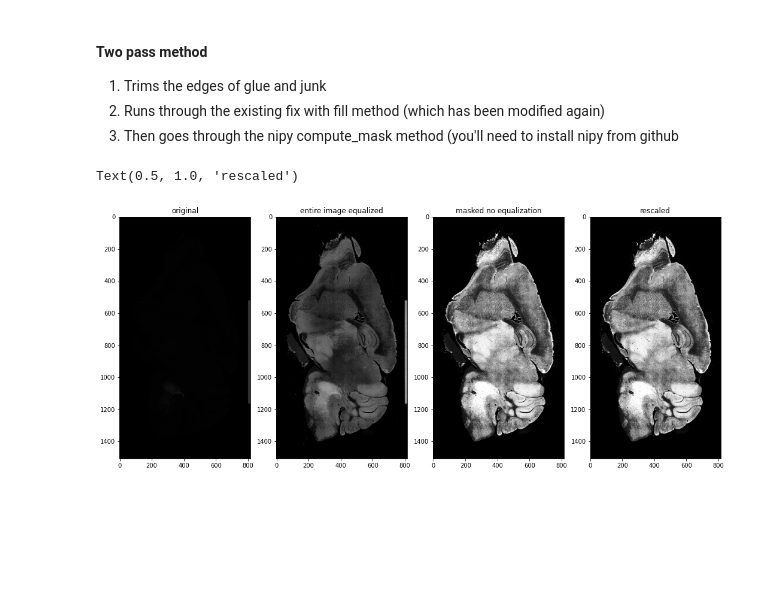
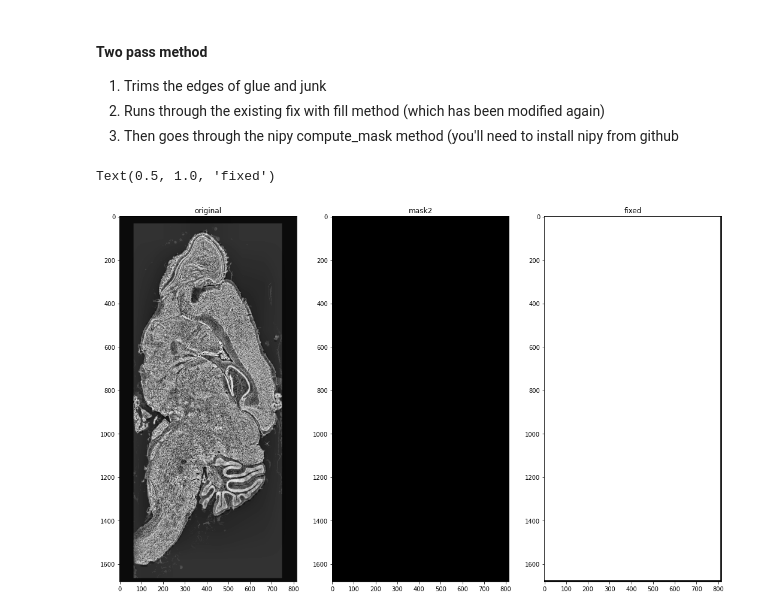
Before and after one commit to ActiveBrainAtlas2/preprocessing-pipeline, a Jupyter notebook: notebooks/basic_ntb.ipynb, the cells around one changed output. Drawn from its saved outputs; the diff is of its cells as text; code cells hidden in the pictures; blank space fills up the shorter version.

```diff
--- a/notebooks/basic_ntb.ipynb
+++ b/notebooks/basic_ntb.ipynb
@@ -23,7 +20,7 @@ The autoreload extension is already loaded. To reload it, use:
 # %%
 animal = 'DK55'
 DIR = f'/net/birdstore/Active_Atlas_Data/data_root/pipeline_data/{animal}'
-INPUT = os.path.join(DIR, 'preps', 'CH3', 'thumbnail')
+INPUT = os.path.join(DIR, 'preps', 'CH1', 'thumbnail')
 MASK = os.path.join(DIR, 'preps','thumbnail_masked')
 masks = sorted(os.listdir(MASK))
 files = sorted(os.listdir(INPUT))
@@ -144,35 +145,54 @@ def scaled(img, mask, limit, epsilon=0.01):
     scaled[scaled > _range] = _range
     scaled = scaled * (mask > 10)
     return scaled.astype(np.uint16), _max
+
+def get_binary_mask(img):
+    '''
+    Turn the RGB image into grayscale before
+    applying an Otsu threshold to obtain a
+    binary segmentation
+    '''
+    img8 = (img/256).astype('uint8')
+    blurred_img = cv2.GaussianBlur(img8,(225,225),0)
+    #return blurred_img
+    #gray_img = cv2.cvtColor(blurred_img, cv2.COLOR_RGBA2GRAY)
+    gray_img = blurred_img.copy()
+    ret, otsu = cv2.threshold(gray_img, 0, 255, cv2.THRESH_BINARY+cv2.THRESH_OTSU)
+
+    kernel = np.ones((40,40),np.uint8)
+    closed_mask = cv2.morphologyEx(otsu, cv2.MORPH_CLOSE, kernel)
+    return closed_mask
 # %%
 # 181, very dark
 # 381, kinda light
-file = '181.tif'
+file = '281.tif'
 infile = os.path.join(INPUT, file)
 img = io.imread(infile)
+img = trim_edges(img)
 normed = equalized(img)
-maskfile = os.path.join(MASK, file)
-mask = io.imread(maskfile)
-fixed = cv2.bitwise_and(img, img, mask=mask)
+#maskfile = os.path.join(MASK, file)
+#mask1 = io.imread(maskfile)
+mask1 = create_mask_pass1(img)
+img = cv2.bitwise_and(img, img, mask=mask1)
 
-#fixed = equalize_adapthist(fixed)
-fixed = linnorm(fixed, 43000, np.uint16)
-rescaled = rescale_intensity(fixed.astype(np.float), (0,43000), (0, 2**16-1)).astype(np.uint16)
-clahe = cv2.createCLAHE(clipLimit=40.0, tileGridSize=(8, 8))
+mask2 = get_binary_mask(img)
+fixed = cv2.bitwise_and(img, img, mask=mask2)
+fixed = equalize_adapthist(fixed)
+#fixed = linnorm(fixed, 43000, mask1)
+#rescaled = rescale_intensity(fixed.astype(np.float), (0,43000), (0, 2**16-1)).astype(np.uint16)
+#clahe = cv2.createCLAHE(clipLimit=40.0, tileGridSize=(8, 8))
 #fixed = clahe.apply(fixed)
 # figure size in inches optional
 rcParams['figure.figsize'] = 18 ,18
 
 # display images
-fig, ax = plt.subplots(1,4)
-ax[0].imshow(img, cmap="gray");
+fig, ax = plt.subplots(1,3)
+ax[0].imshow(normed, cmap="gray");
 ax[0].set_title('original')
-ax[1].imshow(normed, cmap="gray");
-ax[1].set_title('entire image equalized')
+ax[1].imshow(mask2, cmap="gray");
+ax[1].set_title('mask2')
 ax[2].imshow(fixed, cmap="gray");
-ax[2].set_title('masked no equalization')
-ax[3].imshow(rescaled, cmap="gray");
-ax[3].set_title('rescaled')
+ax[2].set_title('fixed')
 # %% [output]
-Text(0.5, 1.0, 'rescaled')
+Text(0.5, 1.0, 'fixed')
-[figure, old version]
+[figure, new version]
```
Also changed, not shown: parts of 3 cells of this notebook, 3 other files.
